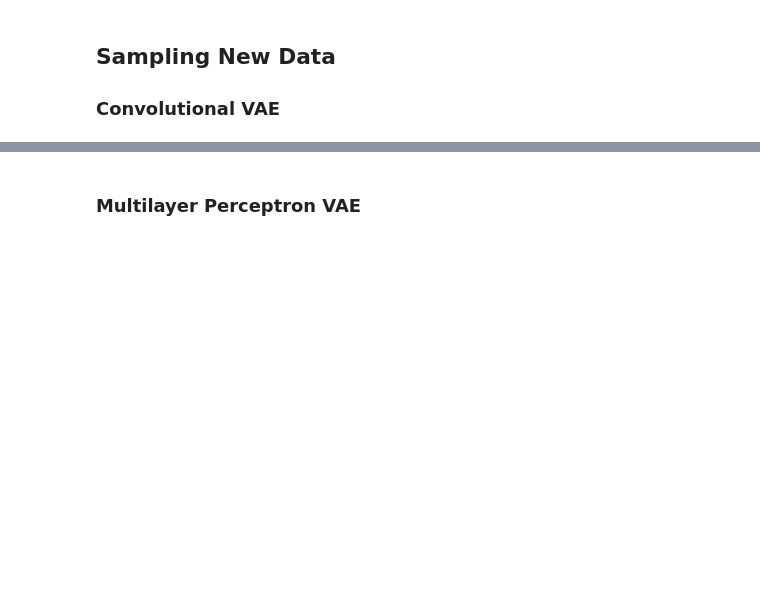
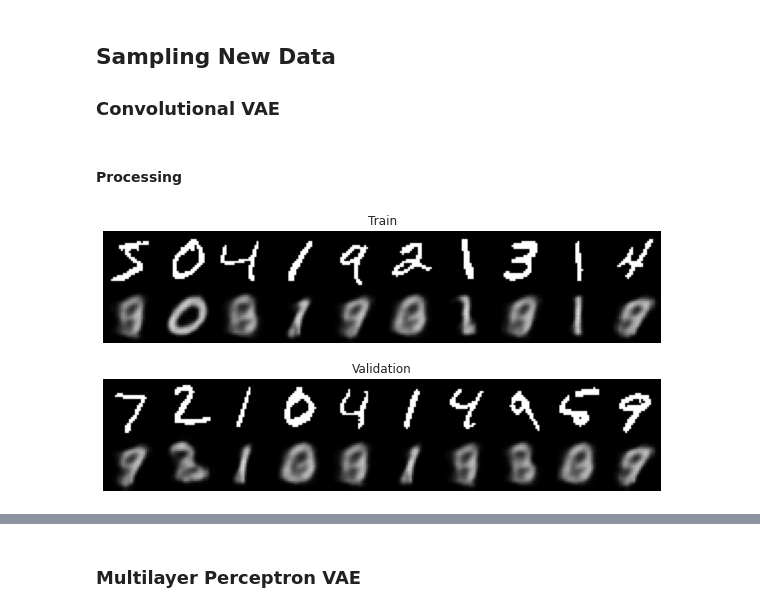
Before and after one commit to BLyndon/bayesian_methods, a Jupyter notebook: notebooks/vae_main.ipynb, the cells around one changed output, grey strips where cells are left out. Saved outputs shown, nothing was run; the diff lists cells and outputs as text; code cells hidden in the pictures; blank space fills up the shorter version.

```diff
--- a/notebooks/vae_main.ipynb
+++ b/notebooks/vae_main.ipynb
@@ -199,0 +258,6 @@ n_samples = 20
+# %% [markdown]
+#### Processing
+# %%
+plotter.plot_processing(vae_conv, x_train, x_test)
+# %% [output]
+[figure, added]
```
Also changed, not shown: parts of 38 cells of this notebook.
